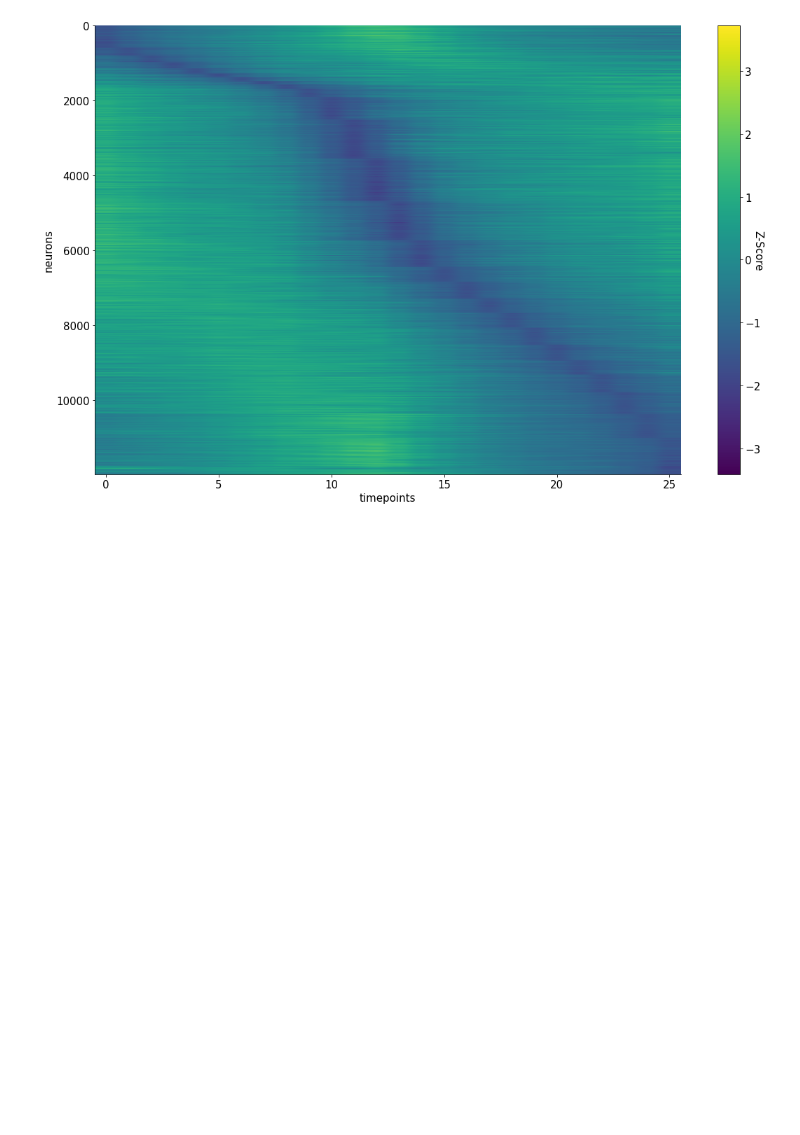
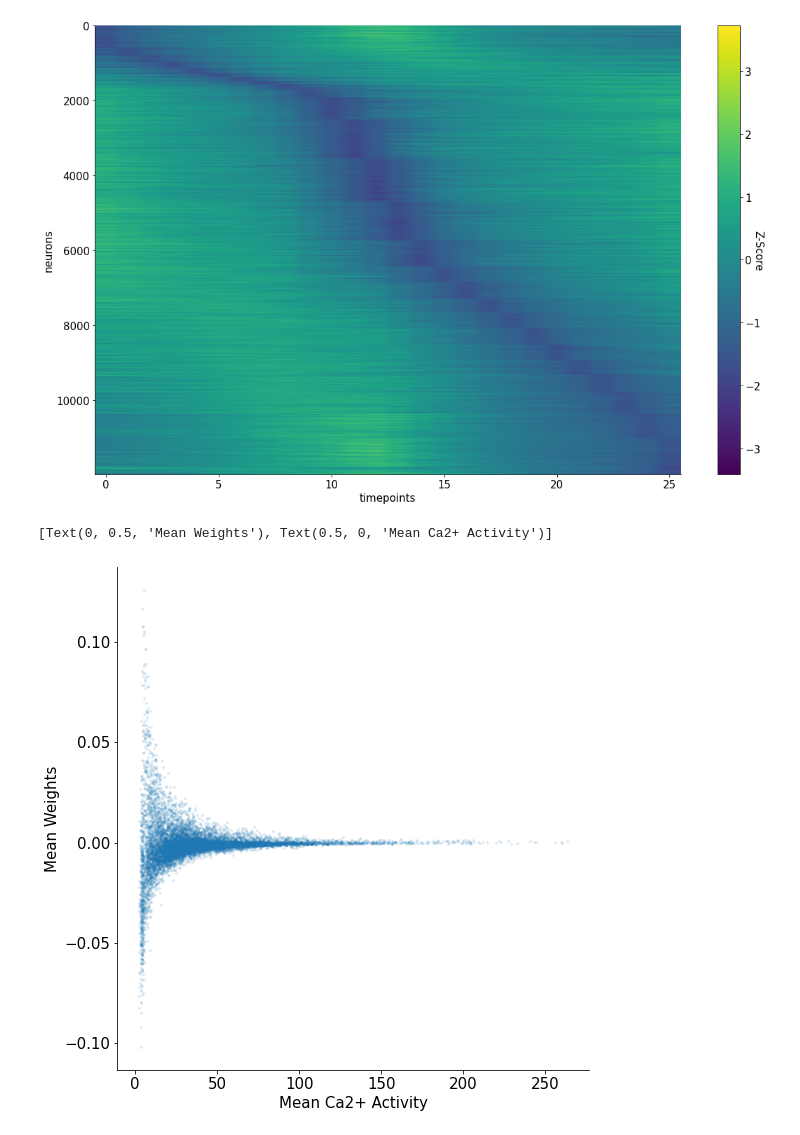
Before and after one commit to grawoods/teamA-grebes-NMA2020, a Jupyter notebook: 20200720_DW_TemporalFilter_GaussianGLM_allNeurons.ipynb, the cells around one changed output. Drawn from its saved outputs; the diff is of its cells as text; code cells hidden in the pictures; blank space fills up the shorter version.

```diff
--- a/20200720_DW_TemporalFilter_GaussianGLM_allNeurons.ipynb
+++ b/20200720_DW_TemporalFilter_GaussianGLM_allNeurons.ipynb
@@ -175,3 +162,15 @@ cbar.set_label('Z-Score', rotation=270)
 # isort = np.argsort(embed)
 # RasterMap = uniform_filter1d(Z[isort, :], size= 50, axis=0)
 # RasterMap = zscore(RasterMap[::10, :], axis = 1)
+# %%
+X = dat['sresp'][:,:training_len]
+X_mean = np.mean(X,axis=1)
+weight_mean = np.mean(theta_lg_store, axis = 1)
+
+plt.figure(figsize=(8,8))
+ax = plt.subplot(1,1,1)
+plt.scatter(X_mean,weight_mean,s = 4, alpha = .1)
+ax.set(xlabel = 'Mean Ca2+ Activity', ylabel = 'Mean Weights')
+# %% [output]
+[Text(0, 0.5, 'Mean Weights'), Text(0.5, 0, 'Mean Ca2+ Activity')]
+[figure, added]
```
Also changed, not shown: parts of 5 cells of this notebook.
